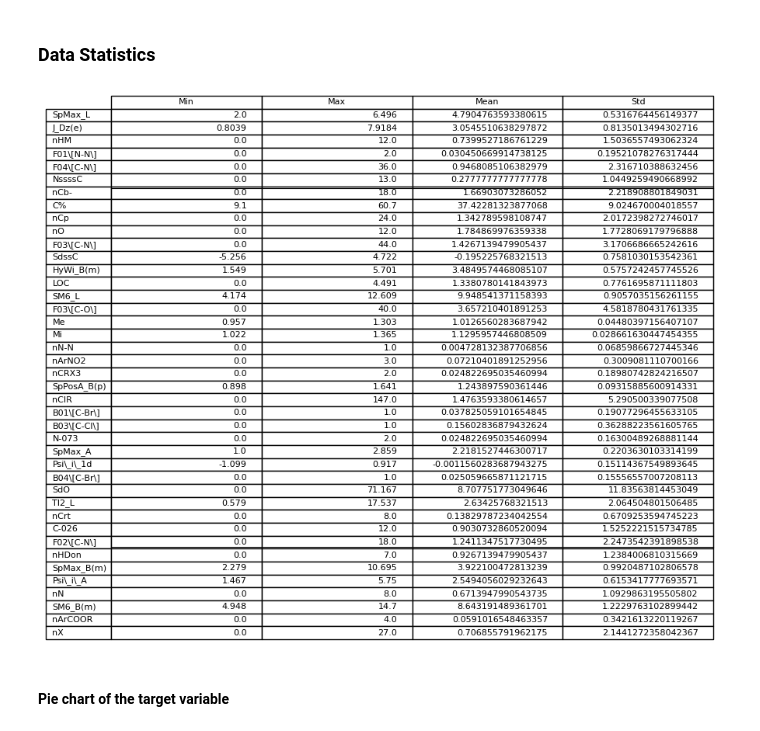
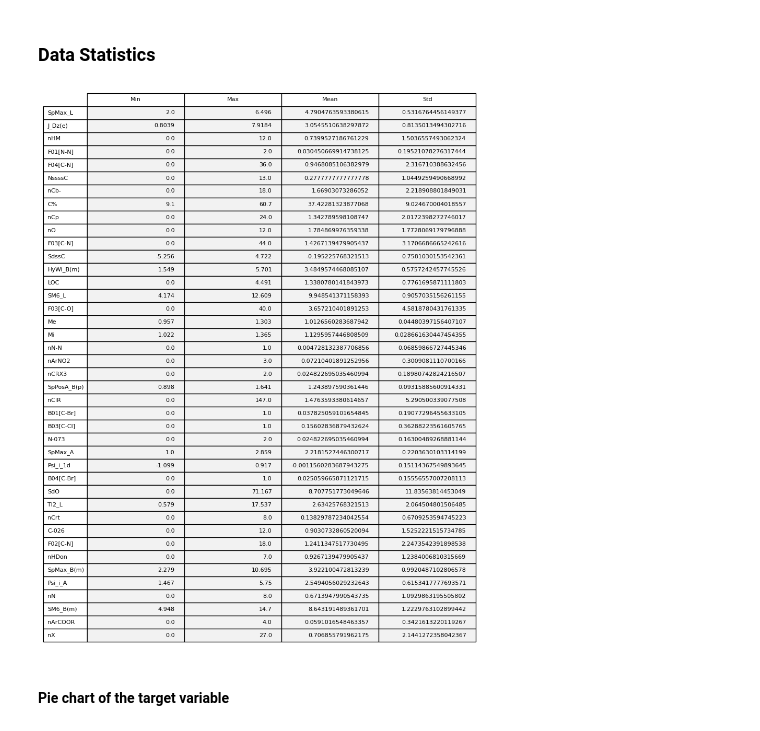
Before and after one commit to bl4ko/Biodegradability-of-Chemicals, a Jupyter notebook: Prediction.ipynb, the cells around one changed output. Drawn from its saved outputs; the diff is of its cells as text; code cells hidden in the pictures.

```diff
--- a/Prediction.ipynb
+++ b/Prediction.ipynb
@@ -116,19 +116,19 @@ feature_names = [
     "SpMax_L",
     "J_Dz(e)",
     "nHM",
-    "F01\[N-N\]",
-    "F04\[C-N\]",
+    "F01[N-N]",
+    "F04[C-N]",
     "NssssC",
     "nCb-",
     "C%",
     "nCp",
     "nO",
-    "F03\[C-N\]",
+    "F03[C-N]",
     "SdssC",
     "HyWi_B(m)",
     "LOC",
     "SM6_L",
-    "F03\[C-O\]",
+    "F03[C-O]",
     "Me",
     "Mi",
     "nN-N",
@@ -136,20 +136,20 @@ feature_names = [
     "nCRX3",
     "SpPosA_B(p)",
     "nCIR",
-    "B01\[C-Br\]",
-    "B03\[C-Cl\]",
+    "B01[C-Br]",
+    "B03[C-Cl]",
     "N-073",
     "SpMax_A",
-    "Psi\_i\_1d",
-    "B04\[C-Br\]",
+    "Psi_i_1d",
+    "B04[C-Br]",
     "SdO",
     "TI2_L",
     "nCrt",
     "C-026",
-    "F02\[C-N\]",
+    "F02[C-N]",
     "nHDon",
     "SpMax_B(m)",
-    "Psi\_i\_A",
+    "Psi_i_A",
     "nN",
     "SM6_B(m)",
     "nArCOOR",
@@ -165,22 +165,24 @@ for i in range(NUM_FEATURES):
     data_stats[i, 3] = np.std(X_train[:, i])
 # %%
 # Plot a table
-fig, ax = plt.subplots(figsize=(10, 6))
-
-
-table = ax.table(
+plt.figsize = (20, 20)
+table = plt.table(
     cellText=data_stats,
     rowLabels=feature_names,
     colLabels=["Min", "Max", "Mean", "Std"],
     loc="center",
+    # Make the coll and row labels bold
+    cellColours=[["#F2F2F2"] * 4] * NUM_FEATURES,
 )
+table.scale(1.5, 1.5)
 
 # Remove the tick marks and labels from the axes
-ax.set_xticks([])
-ax.set_yticks([])
+plt.axis("off")
+
+# Use table.draw() to draw the table
 plt.show()
 # %% [output]
-[figure, old version]
+[figure, new version]
 # %% [markdown]
 #### Pie chart of the target variable
 # %%
```
